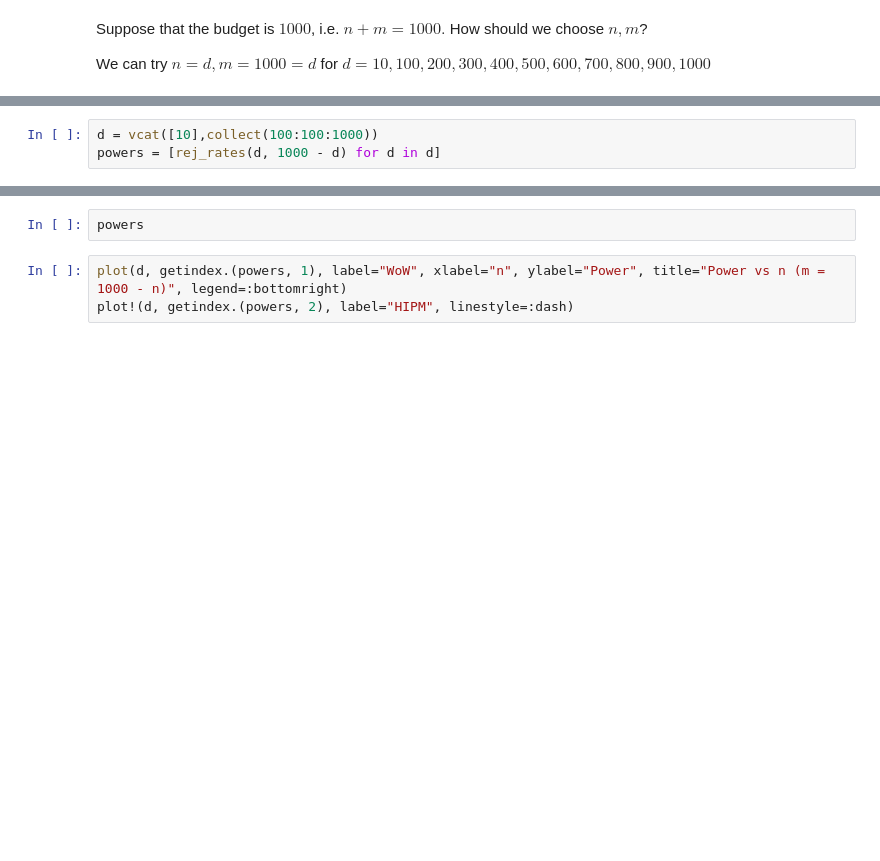
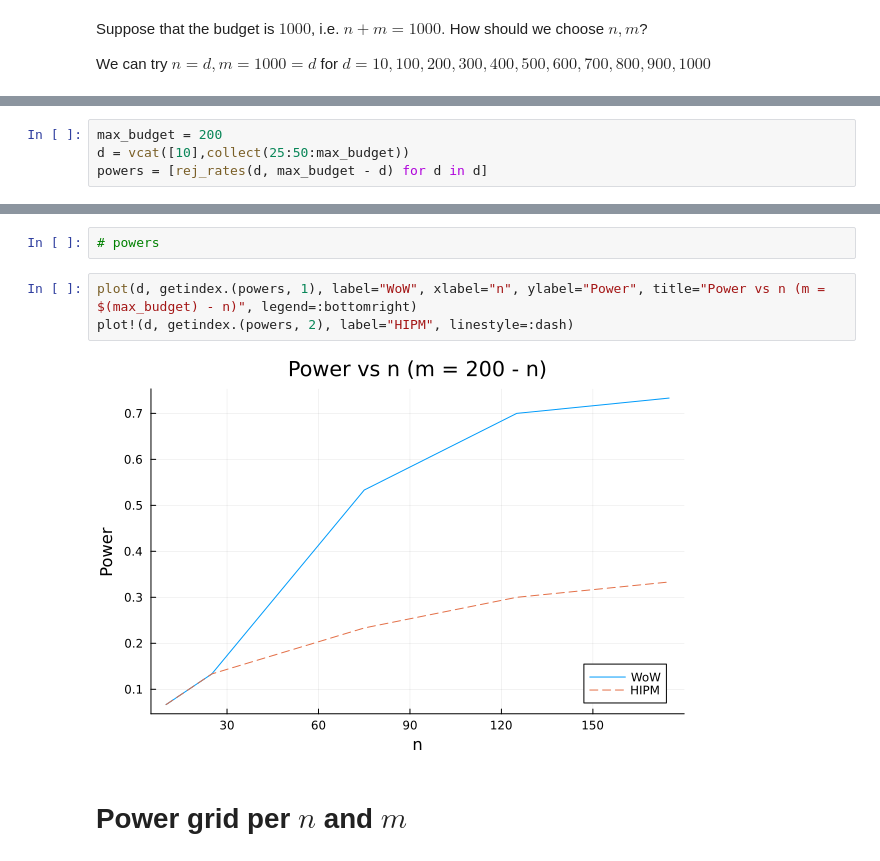
Before and after one commit to giorgikanchaveli/Two-samples-test, a Jupyter notebook: power_n_vs_m.ipynb, the cells around one changed output, grey strips where cells are left out. Saved outputs shown, nothing was run; the diff lists cells and outputs as text; blank space fills up the shorter version.

Commit message:
Figure 1 is ready to run, times are also noted.

```diff
--- a/power_n_vs_m.ipynb
+++ b/power_n_vs_m.ipynb
@@ -120,3 +269,4 @@ println("Rejection rates for WoW and HIPM are $(rej_rates(n, m))")
 # %%
-d = vcat([10],collect(100:100:1000))
-powers = [rej_rates(d, 1000 - d) for d in d]
+max_budget = 200
+d = vcat([10],collect(25:50:max_budget))
+powers = [rej_rates(d, max_budget - d) for d in d]
@@ -123,5 +297,9 @@ powers = [rej_rates(d, 1000 - d) for d in d]
 # %%
-powers
+# powers
 # %%
-plot(d, getindex.(powers, 1), label="WoW", xlabel="n", ylabel="Power", title="Power vs n (m = 1000 - n)", legend=:bottomright)
+plot(d, getindex.(powers, 1), label="WoW", xlabel="n", ylabel="Power", title="Power vs n (m = $(max_budget) - n)", legend=:bottomright)
 plot!(d, getindex.(powers, 2), label="HIPM", linestyle=:dash)
+# %% [output]
+[figure, added]
+# %% [markdown]
+# Power grid per $n$ and $m$
```
Also changed, not shown: parts of 22 cells of this notebook, 13 other files.
